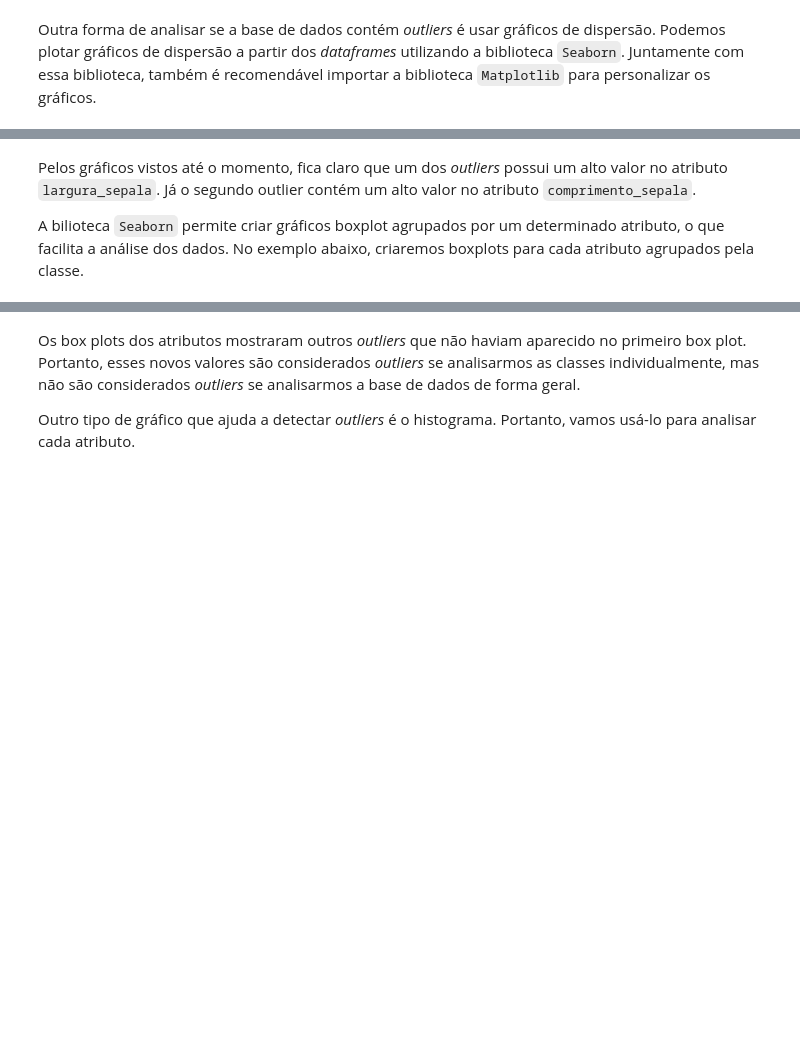
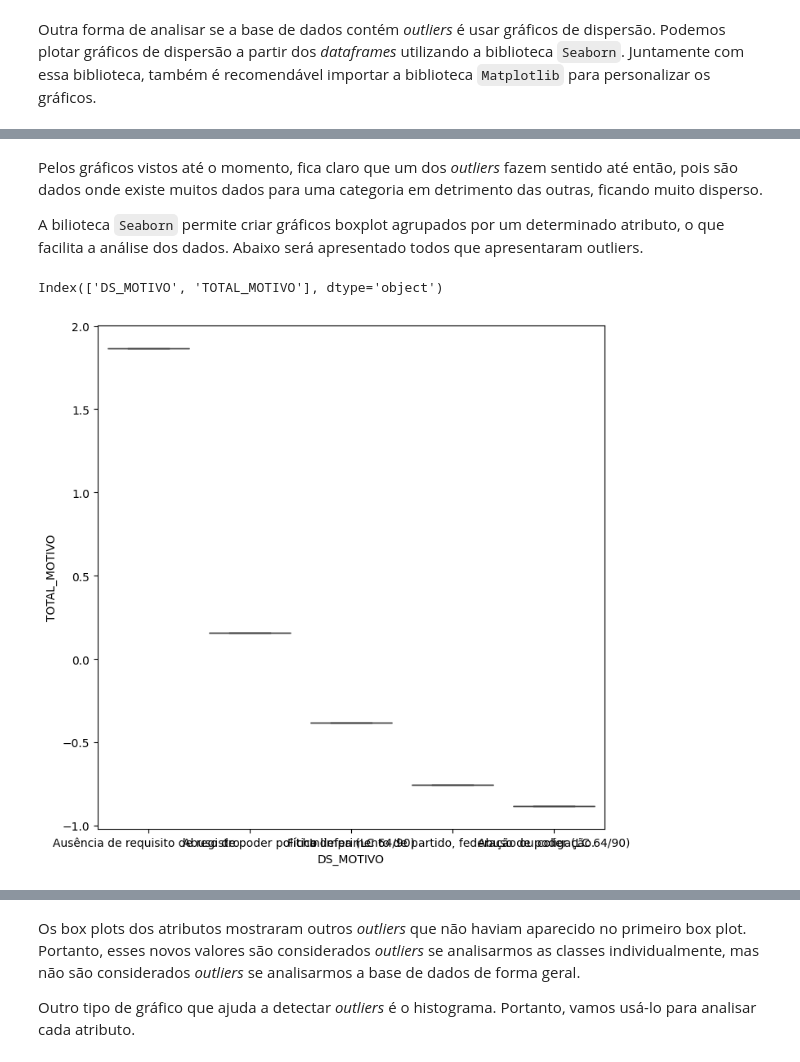
Before and after one commit to theendie/TrabalhoFinal_Coleta, a Jupyter notebook: analise.ipynb, the cells around one changed output, grey strips where cells are left out. Drawn from its saved outputs; the diff is of its cells as text; code cells hidden in the pictures; blank space fills up the shorter version.

```diff
--- a/analise.ipynb
+++ b/analise.ipynb
@@ -761,0 +669,17 @@ Resultados Combinados Normalizados:
+# %%
+# Renomeando as colunas antes de concatenar
+cassacoes_por_motivo_normalizado = cassacoes_por_motivo.rename(columns={'TOTAL': 'TOTAL_MOTIVO'})
+
+# Selecionar apenas os atributos numéricos
+atributos_numericos = cassacoes_por_motivo_normalizado.select_dtypes(include=['float64', 'int64']).columns
+
+# Inicializar o StandardScaler
+scaler = StandardScaler()
+
+# Aplicar a normalização z-score aos atributos numéricos
+cassacoes_por_motivo_normalizado[atributos_numericos] = scaler.fit_transform(cassacoes_por_motivo_normalizado[atributos_numericos])
+
+print("Resultados cassacoes_por_motivo normalizados:")
+display(cassacoes_por_motivo)
+display(cassacoes_por_motivo_normalizado)
+display(cassacoes_por_motivo_normalizado.describe().round(5))
@@ -824,15 +1109,18 @@ KeyError: "None of [Index(['classe', 'comprimento_sepala', 'largura_sepala'], dt
 # %% [markdown]
-Pelos gráficos vistos até o momento, fica claro que um dos *outliers* possui um alto valor no atributo `largura_sepala`. Já o segundo outlier contém um alto valor no atributo `comprimento_sepala`.
+Pelos gráficos vistos até o momento, fica claro que um dos *outliers* fazem sentido até então, pois são dados onde existe muitos dados para uma categoria em detrimento das outras, ficando muito disperso.
 
-A bilioteca `Seaborn` permite criar gráficos boxplot agrupados por um determinado atributo, o que facilita a análise dos dados. No exemplo abaixo, criaremos boxplots para cada atributo agrupados pela classe.
+A bilioteca `Seaborn` permite criar gráficos boxplot agrupados por um determinado atributo, o que facilita a análise dos dados. Abaixo será apresentado todos que apresentaram outliers.
 # %%
-# # for atributo in df_dataset.columns[:-1]:
-#     # define a dimensão do gráfico
-# print(cassacoes_por_partido.columns)
-# plt.figure(figsize=(8,8))
+# for atributo in df_dataset.columns[:-1]:
+    # define a dimensão do gráfico
+print(cassacoes_por_motivo_normalizado.columns)
+plt.figure(figsize=(8,8))
 
-# # cria o boxplot
-# sns.boxplot(x="SG_PARTIDO", y='TOTAL', data=cassacoes_por_partido, whis=1.5)
+# cria o boxplot
+sns.boxplot(x="DS_MOTIVO", y='TOTAL_MOTIVO', data=cassacoes_por_motivo_normalizado, whis=1.5)
 
-# # mostra o gráfico
-# plt.show()
+# mostra o gráfico
+plt.show()
+# %% [output]
+Index(['DS_MOTIVO', 'TOTAL_MOTIVO'], dtype='object')
+[figure, added]
```
Also changed, not shown: parts of 67 cells of this notebook, 7 other files.
